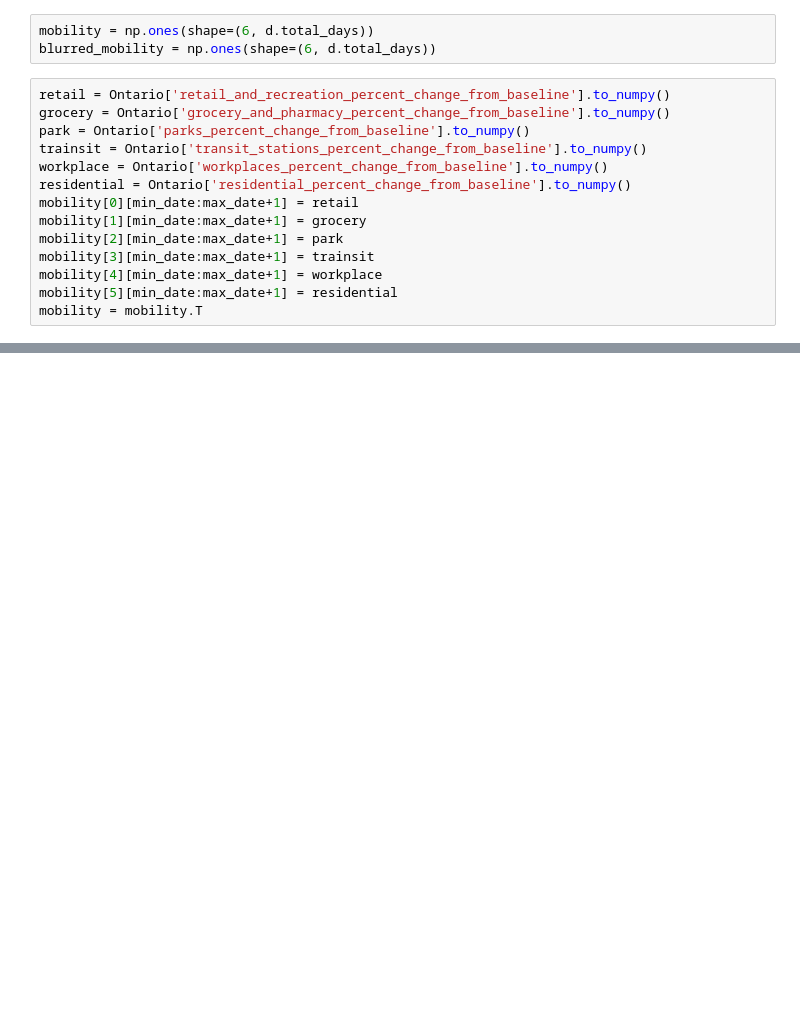
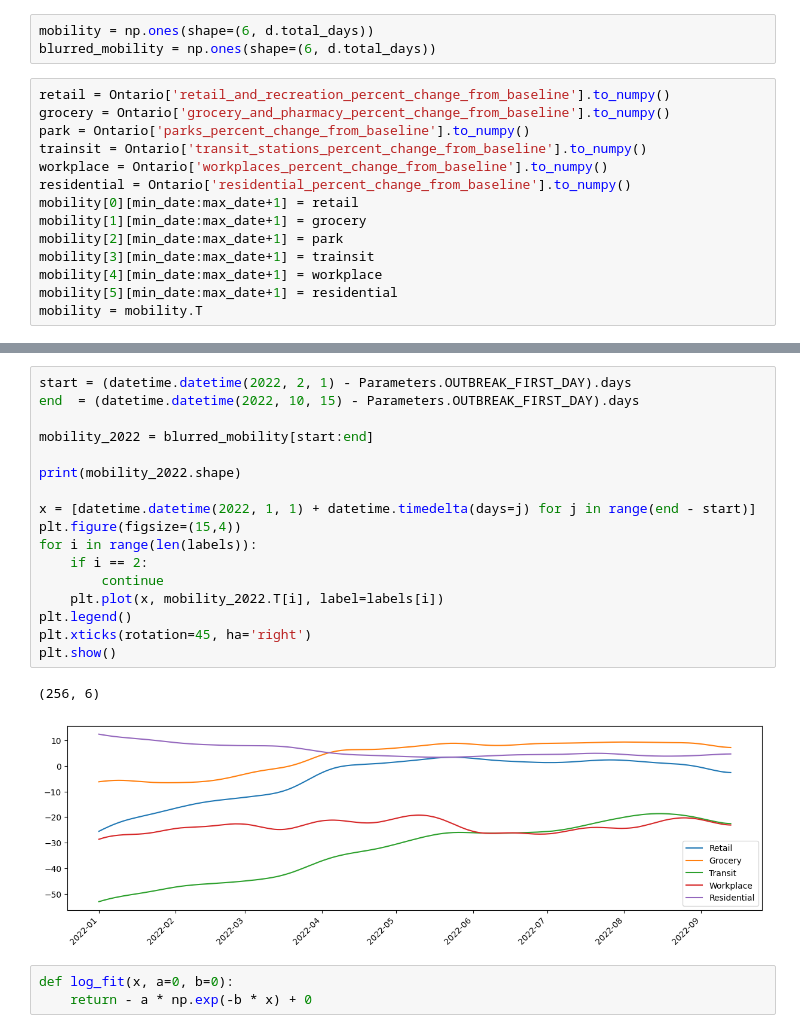
Before and after one commit to blairyeung/Commuting_TSF_SARS-Cov-2_model_master, a Jupyter notebook: Model/Mobility.ipynb, the cells around one changed output, grey strips where cells are left out. Saved outputs shown, nothing was run; the diff lists cells and outputs as text; blank space fills up the shorter version.

```diff
--- a/Model/Mobility.ipynb
+++ b/Model/Mobility.ipynb
@@ -76,0 +124,23 @@ dates = []
+# %%
+start = (datetime.datetime(2022, 2, 1) - Parameters.OUTBREAK_FIRST_DAY).days
+end  = (datetime.datetime(2022, 10, 15) - Parameters.OUTBREAK_FIRST_DAY).days
+
+mobility_2022 = blurred_mobility[start:end]
+
+print(mobility_2022.shape)
+
+x = [datetime.datetime(2022, 1, 1) + datetime.timedelta(days=j) for j in range(end - start)]
+plt.figure(figsize=(15,4))
+for i in range(len(labels)):
+    if i == 2:
+        continue
+    plt.plot(x, mobility_2022.T[i], label=labels[i])
+plt.legend()
+plt.xticks(rotation=45, ha='right')
+plt.show()
+# %% [output]
+(256, 6)
+[figure, added]
+# %%
+def log_fit(x, a=0, b=0):
+    return - a * np.exp(-b * x) + 0
```
Also changed, not shown: parts of 11 cells of this notebook, 3 other files.
